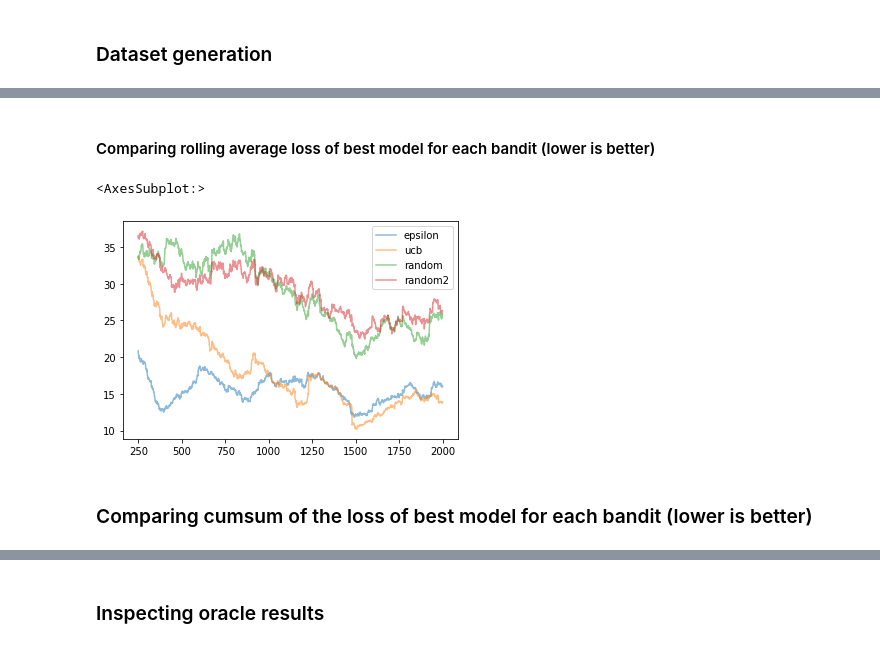
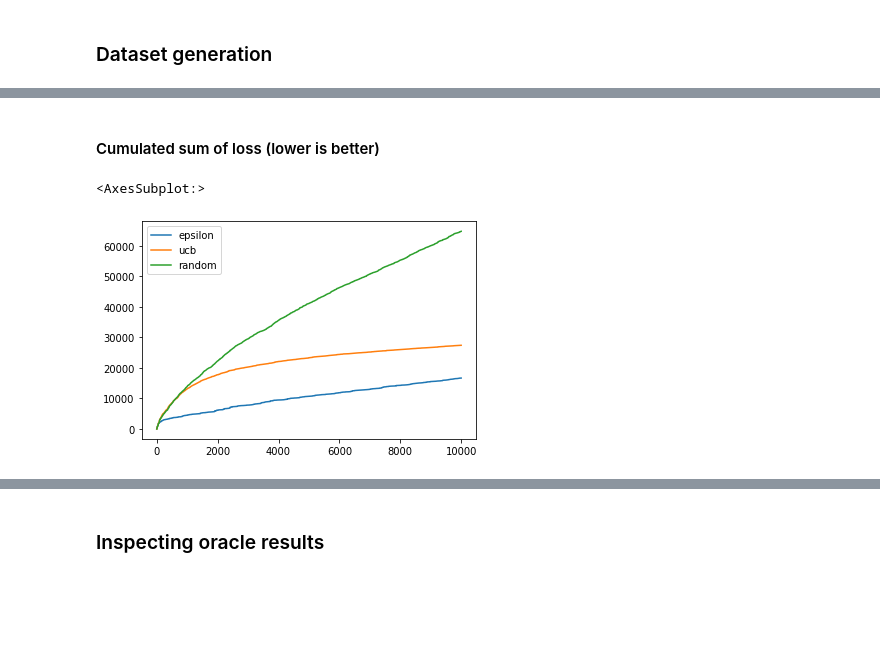
Before and after one commit to etiennekintzler/workbench, a Jupyter notebook: Bandits.ipynb, the cells around one changed output, grey strips where cells are left out. Cells and saved outputs as stored; diff of their text form; code cells hidden in the pictures; blank space fills up the shorter version.

```diff
--- a/Bandits.ipynb
+++ b/Bandits.ipynb
@@ -140,4 +166,4 @@ dataset = datasets.Bananas()
 # %%
-N = 5 * 1e4
-p = 40
-dataset = gen_dataset(p=p, N=N, intercept=2, drift=False, noise_scale=3.0)
+N = 2 * 1e4
+p = 25
+dataset = make_dataset(p=p, N=N, intercept=2, drift=False, noise_scale=.5)
@@ -144,7 +174,8 @@ dataset = gen_dataset(p=p, N=N, intercept=2, drift=False, noise_scale=3.0)
 # %%
-take_N = 2000
+take_N = 10000
 use_oracle = False
 use_provided_compute = False
+save_percentages = "epsilon"
 
 def compute_reward(y_pred, y_true, power=1):
     loss = np.power(np.abs(y_pred - y_true), power)
@@ -152,18 +183,19 @@ def compute_reward(y_pred, y_true, power=1):
     #return 1 / (1 + np.sqrt(loss))
 
 def gen_default_par():
-    return dict(metric=metrics.MAE(),
+    return dict(metric=metrics.MSE(),
                 reward_scaler=preprocessing.StandardScaler(),
                 verbose=False,
                 save_rewards=True)
 
 bandits = {
-  #  "exp3"    : Exp3Bandit(models=get_models(), gamma=0.9, **gen_default_par()),
-    "epsilon" : EpsilonGreedyBandit(models=get_models(), epsilon=0.2, reduce_epsilon=.99, **gen_default_par()),
-    "ucb"     : UCBBandit(models=get_models(), delta=.5, **gen_default_par()),
-    "random"  : RandomBandit(models=get_models(), **gen_default_par()),
-    "random2"  : RandomBandit(models=get_models(), **gen_default_par()),
+#    "exp3"    : Exp3Bandit(models=get_models(), gamma=0.25, **gen_default_par()),
+    "epsilon" : EpsilonGreedyRegressor(models=get_models(), epsilon=0.1, reduce_epsilon=None, **gen_default_par()),
+    "ucb"     : UCBRegressor(models=get_models(), delta=.75, save_percentage_pulled=True, **gen_default_par()),
+    "random"  : RandomBanditRegressor(models=get_models(), **gen_default_par()),
+#    "random2"  : RandomBandit(models=get_models(), **gen_default_par()),
 }
+
 
 bandits_loss = {
     "exp3": [],
@@ -201,15 +233,18 @@ for bandit in bandits.values():
     else:
         pass
 
-
 bandit_oracle = OracleBandit(models=get_models(), **gen_default_par())
 if use_provided_compute:
     bandit_oracle.compute_reward = compute_reward
 
-print_every = take_N // 2
+if save_percentages:
+    bandits[save_percentages].save_percentage_pulled = True
+    bandits[save_percentages].store_percentage_pulled = []
 
-gen = gen_stream(dataset, take=take_N)
-#gen = dataset.take(take_N)
+print_every = take_N // 4
+
+gen = make_stream(dataset, take=take_N)
+#gen = dataset_river.take(take_N)
 
 for i, (x, y) in tqdm.tqdm(enumerate(gen)):
     if use_oracle:
@@ -230,6 +265,10 @@ for i, (x, y) in tqdm.tqdm(enumerate(gen)):
         if (i % print_every) == 0:
             print(bandit_label, ":", bandits[bandit_label].metric.get())
 
+    if i == take_N // 2:
+        new_models = list(np.random.choice(a=get_models(), size=10))
+        pass#bandits["ucb"].add_models(new_models)
+
     if use_oracle:
         bandits_loss["oracle"] += [(oracle_pred - y) ** 2]
         bandit_oracle.learn_one(x=x, y=y)
@@ -267,13 +330,9 @@ pd.DataFrame({ key : bandits[key]._average_reward
 # %% [markdown]
-#### Comparing rolling average loss of best model for each bandit (lower is better)
+#### Cumulated sum of loss (lower is better)
 # %%
-(pd.DataFrame({key:value[:] for key,value in bandits_loss.items() if len(value) > 0})
- .rolling(take_N//8)
- .mean()
- .iloc[:]
- .plot(alpha=.5))
+(pd.DataFrame({key:value for key, value in bandits_loss.items() if len(value) > 0})
+ .cumsum()
+ .plot())
 # %% [output]
 <AxesSubplot:>
-[figure, old version]
+[figure, new version]
-# %% [markdown]
-### Comparing cumsum of the loss of best model for each bandit (lower is better)
```
Also changed, not shown: parts of 39 cells of this notebook, 1 other file.
